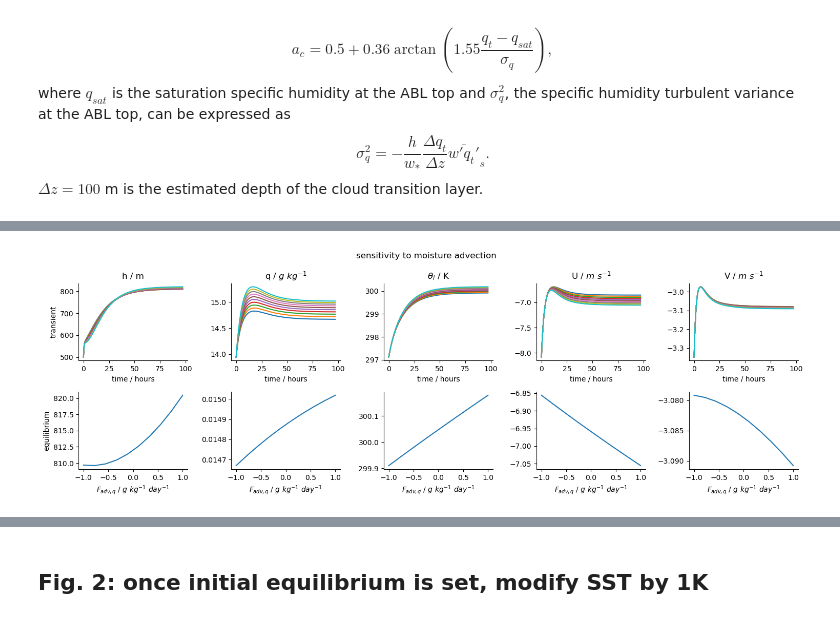
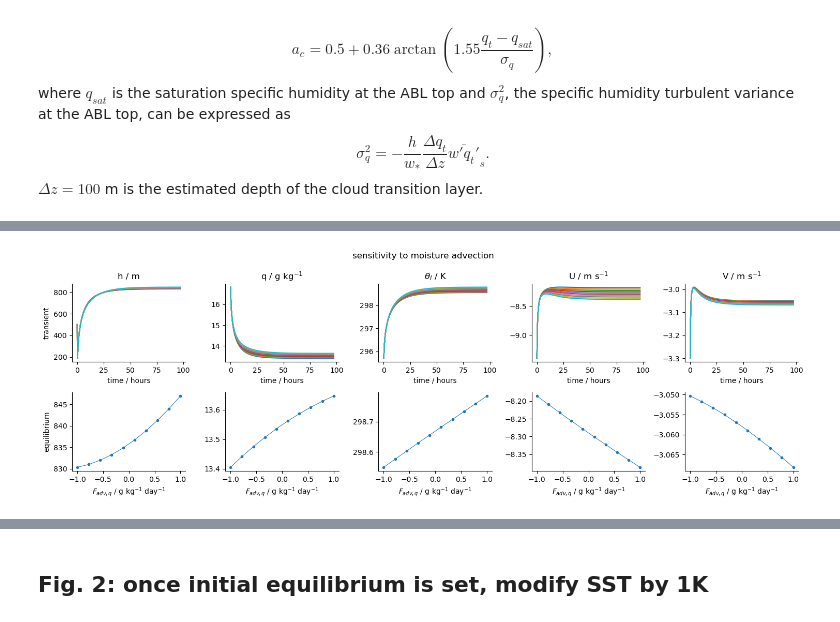
Before and after one commit to meteorologopazzo/QJRMS_0316, a Jupyter notebook: bulk_validation/BULK_MODEL_PLOTS-to_publish.ipynb, the cells around one changed output, grey strips where cells are left out. Cells and saved outputs as stored; diff of their text form; code cells hidden in the pictures.

```diff
--- a/bulk_validation/BULK_MODEL_PLOTS-to_publish.ipynb
+++ b/bulk_validation/BULK_MODEL_PLOTS-to_publish.ipynb
@@ -368,0 +492,12 @@ plt.tight_layout()
+# %%
+v_free_sens = {}
+
+for v in V_free:
+    args = (SST_0, D_0_base, q_free_0_base, th, ps_0, f, U_free_0, V_free, frac_Ustar, F_advQ_base, F_advTh_base, F_rad_base)
+
+
+    ###  INTEGRATE THE EQUATIONS TO REACH THE INITIAL EQUILIBRIUM
+    sol = solve_ivp(equations_model, [0,max_t], y0, t_eval = t_eval_eq,\
+                        dense_output=True, max_step=dt_max, args=args)
+
+    v_free_sens[v] = sol
@@ -369,21 +565,21 @@ plt.tight_layout()
 # %%
-F_advQ_sens = []
+F_advQ_sens = {}
 
 for F_q in F_advQ:
-    args = (SST_0, D_0_base, q_free_0_base, th_free_0_base, ps_0, f, U_free, V_free, frac_Ustar, F_q, F_advTh_base, F_rad_base)
+    args = (SST_0, D_0_base, q_free_0_base, th_free_0_base, ps_0, f, U_free_0, V_free_0, frac_Ustar, F_q, F_advTh_base, F_rad_base)
 
 
     ###  INTEGRATE THE EQUATIONS TO REACH THE INITIAL EQUILIBRIUM
     sol = solve_ivp(equations_model, [0,max_t], y0, t_eval = t_eval_eq,\
                         dense_output=True, max_step=dt_max, args=args)
 
-    F_advQ_sens.append(sol)
+    F_advQ_sens[F_q] = sol
 # %%
 fig, ax = plt.subplots(2,5, figsize=(15,5))
 fig.suptitle("sensitivity to moisture advection")
 ax = ax.flatten()
 
-for i in range(len(F_advQ_sens)):
+for i in F_advQ_sens.keys():
     ax[0].plot(F_advQ_sens[i].t/3600, F_advQ_sens[i].y[0])
     ax[1].plot(F_advQ_sens[i].t/3600, 1e3*F_advQ_sens[i].y[1])
     ax[2].plot(F_advQ_sens[i].t/3600, F_advQ_sens[i].y[2])
@@ -393,10 +589,10 @@ for i in range(len(F_advQ_sens)):
 
 
 ax[0].set_title("h / m")
-ax[1].set_title(r"q / $g~kg^{-1}$")
+ax[1].set_title(r"q / $\rm g~kg^{-1}$")
 ax[2].set_title(r"$\theta_l$ / K")
-ax[3].set_title(r"U / $m~s^{-1}$")
-ax[4].set_title("V / $m~s^{-1}$")
+ax[3].set_title(r"U / $\rm m~s^{-1}$")
+ax[4].set_title(r"V / $\rm m~s^{-1}$")
 
 
 ax[0].set_ylabel("transient")
@@ -405,40 +601,47 @@ for x in ax[0:5]:
     x.set_xlabel(r"time / hours")
 
 
 
 #################   equilibrium variables   ################
 h_eq = []
 q_eq = []
 t_eq = []
 u_eq = []
 v_eq = []
 
 
-for i in range(F_advQ.size):
+for i in F_advQ_sens.keys():
     h_eq.append(F_advQ_sens[i].y[0][-1])
-    q_eq.append(F_advQ_sens[i].y[1][-1])
+    q_eq.append(F_advQ_sens[i].y[1][-1]*1e3)
     t_eq.append(F_advQ_sens[i].y[2][-1])
     u_eq.append(F_advQ_sens[i].y[3][-1])
     v_eq.append(F_advQ_sens[i].y[4][-1])
 
-ax[5].plot(F_advQ*86400*1e3, h_eq)
-ax[6].plot(F_advQ*86400*1e3, q_eq)
-ax[7].plot(F_advQ*86400*1e3, t_eq)
-ax[8].plot(F_advQ*86400*1e3, u_eq)
-ax[9].plot(F_advQ*86400*1e3, v_eq)
+ax[5].plot(F_advQ*86400*1e3, h_eq, ".-", linewidth=0.75)
+ax[6].plot(F_advQ*86400*1e3, q_eq, ".-", linewidth=0.75)
+ax[7].plot(F_advQ*86400*1e3, t_eq, ".-", linewidth=0.75)
+ax[8].plot(F_advQ*86400*1e3, u_eq, ".-", linewidth=0.75)
+ax[9].plot(F_advQ*86400*1e3, v_eq, ".-", linewidth=0.75)
 
 
 
 ax[5].set_ylabel("equilibrium")
 
+
+from matplotlib.ticker import ScalarFormatter
+formatter = ScalarFormatter(useOffset=False)
+formatter.set_scientific(False)
+ax[7].yaxis.set_major_formatter(formatter)
+
+
 for x in ax[5:]:
-    x.set_xlabel(r"$F_{adv,q}$ / $g~kg^{-1}~day^{-1}$")
+    x.set_xlabel(r"$F_{adv,q}$ / $\rm g~kg^{-1}~day^{-1}$")
 
 for x in ax:
     for spine in ['top', 'right']:
         x.spines[spine].set_visible(False)
 
 plt.tight_layout()
 # %% [output]
-[figure, old version]
+[figure, new version]
 # %%
```
Also changed, not shown: parts of 39 cells of this notebook, 3 other files.
